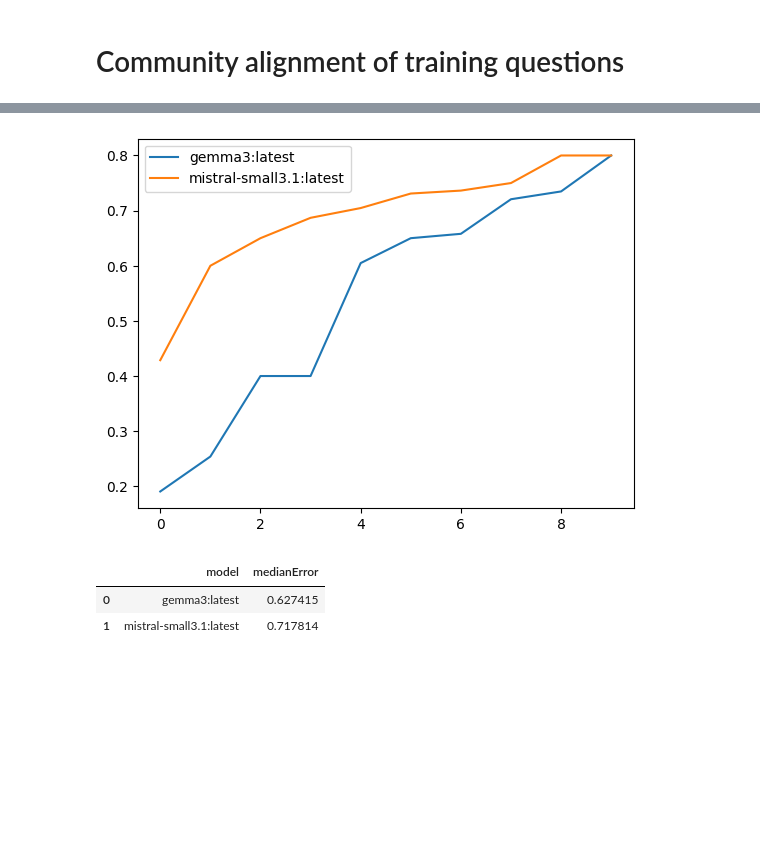
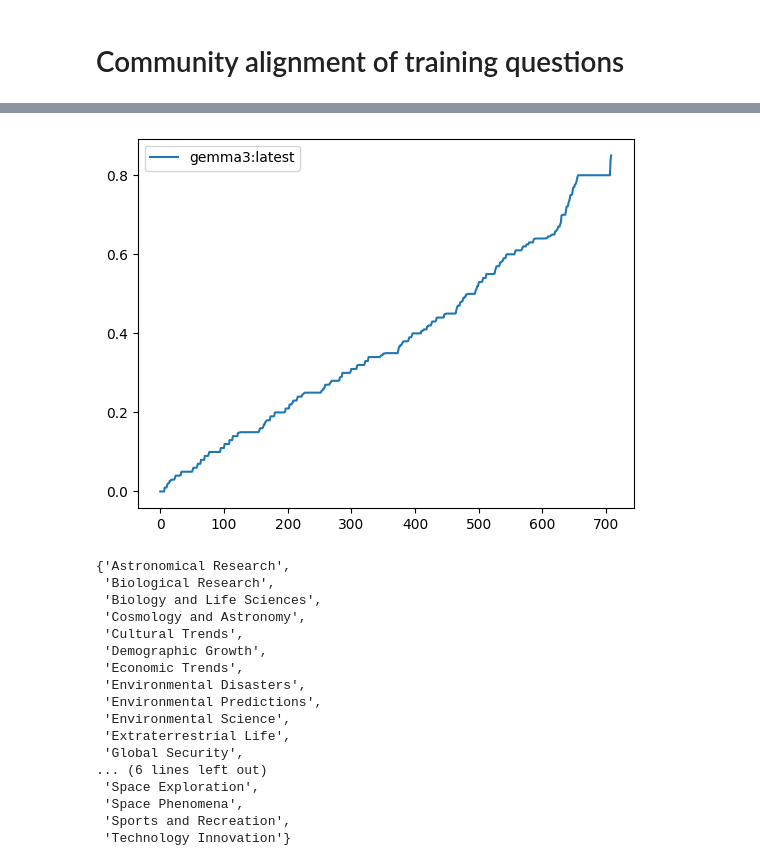
Before and after one commit to catskillsresearch/metac-bot-template, a Jupyter notebook: CA4.ipynb, the cells around one changed output, grey strips where cells are left out. Cells and saved outputs as stored; diff of their text form; code cells hidden in the pictures; blank space fills up the shorter version.

```diff
--- a/CA4.ipynb
+++ b/CA4.ipynb
@@ -12,6 +12,7 @@ from community_alignment import community_alignment
 # %%
 dfs = {}
 for model in models:
+    model = 'gemma3:latest' # hack, need to rerun
     df = community_alignment(model)
     dfs[model] = df
 # %% [output]
@@ -25,5 +23,6 @@ saved community_mistral-small3.1:latest.json
 # %%
 for model in models:
+    model = 'gemma3:latest' # hack, need to rerun
     df = dfs[model]
     df1 = df[['model', 'id', 'title', 'error']].sort_values(by='id')
     display(df1)
@@ -53,10 +43,11 @@ for model in models:
 # %%
 import matplotlib.pylab as plt
 errors = []
 for model in models:
+    model = 'gemma3:latest' # hack, need to rerun
     df = dfs[model]
     errors.append((model, df.error.median()))
     plt.plot(sorted(df['error'].values.tolist()), label=model)
 plt.legend();
 # %% [output]
-[figure, old version]
+[figure, new version]
@@ -65,6 +53,0 @@ dfe = pd.DataFrame(errors, columns = ['model', 'medianError'])
-# %%
-dfe.sort_values(by='medianError')
-# %% [output]
-|  | model | medianError |
-| 0 | gemma3:latest | 0.627415 |
-| 1 | mistral-small3.1:latest | 0.717814 |
@@ -72,0 +58,20 @@ plt.plot(
+# %%
+set(id_to_category.values())
+# %% [output]
+{'Astronomical Research',
+ 'Biological Research',
+ 'Biology and Life Sciences',
+ 'Cosmology and Astronomy',
+ 'Cultural Trends',
+ 'Demographic Growth',
+ 'Economic Trends',
+ 'Environmental Disasters',
+ 'Environmental Predictions',
+ 'Environmental Science',
+ 'Extraterrestrial Life',
+ 'Global Security',
+... (6 lines left out)
+ 'Space Exploration',
+ 'Space Phenomena',
+ 'Sports and Recreation',
+ 'Technology Innovation'}
```
Also changed, not shown: parts of 16 cells of this notebook, 10 other files.
